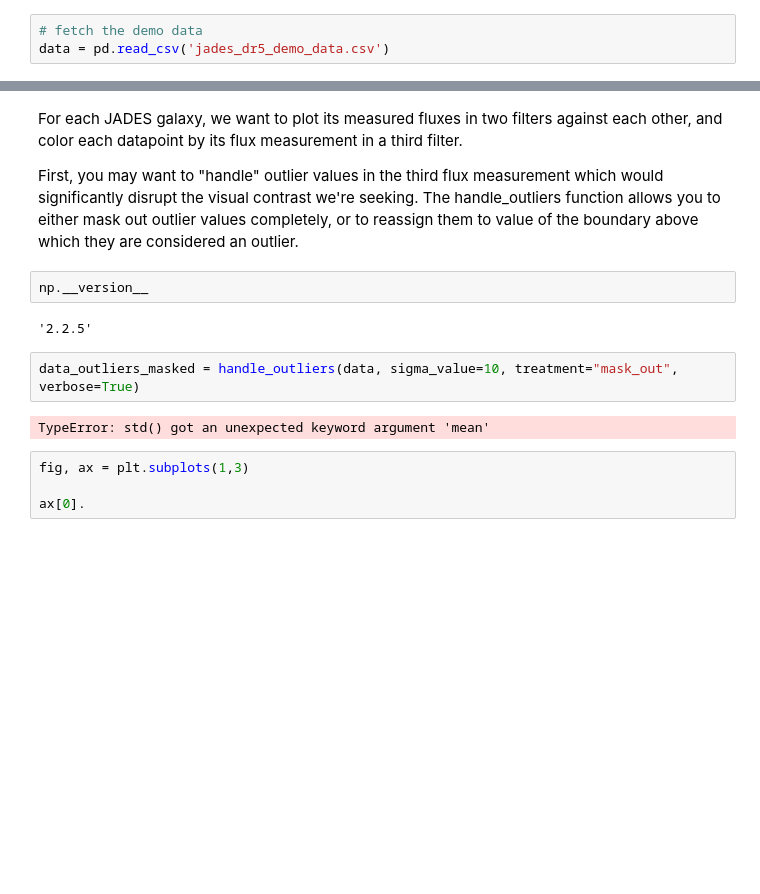
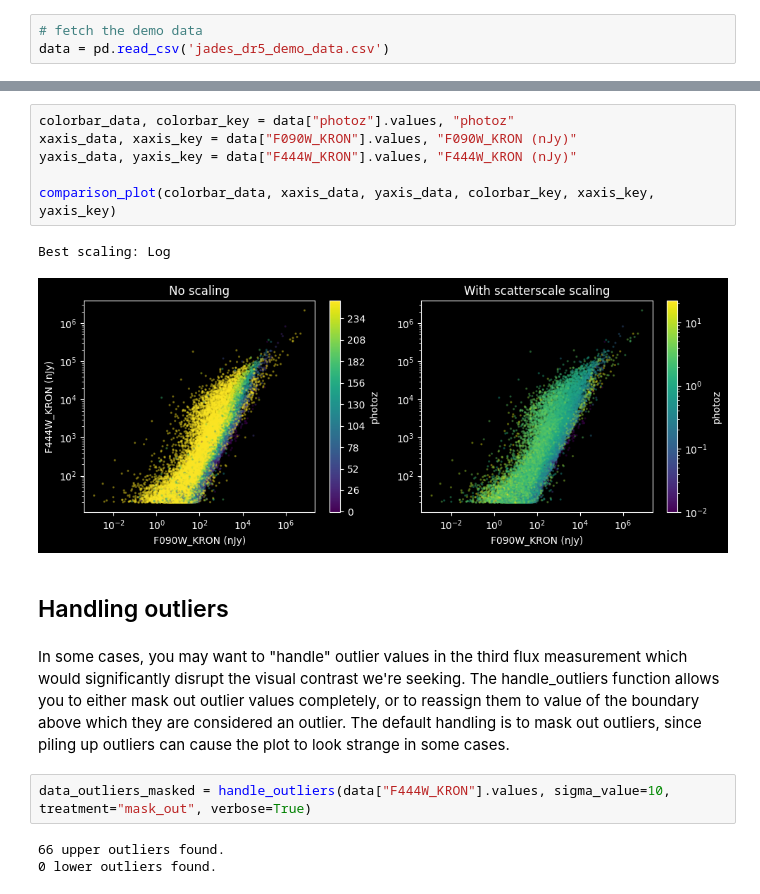
Before and after one commit to juliana-karp/scatterscale, a Jupyter notebook: docs/tutorials/full_demo.ipynb, the cells around one changed output, grey strips where cells are left out. Cells and saved outputs as stored; diff of their text form; blank space fills up the shorter version.

```diff
--- a/docs/tutorials/full_demo.ipynb
+++ b/docs/tutorials/full_demo.ipynb
@@ -20,16 +101,18 @@ data = pd.read_csv('jades_dr5_demo_data.csv')
+# %%
+colorbar_data, colorbar_key = data["photoz"].values, "photoz"
+xaxis_data, xaxis_key = data["F090W_KRON"].values, "F090W_KRON (nJy)"
+yaxis_data, yaxis_key = data["F444W_KRON"].values, "F444W_KRON (nJy)"
+
+comparison_plot(colorbar_data, xaxis_data, yaxis_data, colorbar_key, xaxis_key, yaxis_key)
+# %% [output]
+Best scaling: Log
+[figure, added]
+# %% [markdown]
+## Handling outliers
 # %% [markdown]
-For each JADES galaxy, we want to plot its measured fluxes in two filters against each other, and color each datapoint by its flux measurement in a third filter.
-
-First, you may want to "handle" outlier values in the third flux measurement which would significantly disrupt the visual contrast we're seeking. The handle_outliers function allows you to either mask out outlier values completely, or to reassign them to value of the boundary above which they are considered an outlier.
+In some cases, you may want to "handle" outlier values in the third flux measurement which would significantly disrupt the visual contrast we're seeking. The handle_outliers function allows you to either mask out outlier values completely, or to reassign them to value of the boundary above which they are considered an outlier. The default handling is to mask out outliers, since piling up outliers can cause the plot to look strange in some cases.
-# %%
-np.__version__
-# %% [output]
-'2.2.5'
 # %%
-data_outliers_masked = handle_outliers(data, sigma_value=10, treatment="mask_out", verbose=True)
+data_outliers_masked = handle_outliers(data["F444W_KRON"].values, sigma_value=10, treatment="mask_out", verbose=True)
 # %% [output]
-TypeError: std() got an unexpected keyword argument 'mean'
+66 upper outliers found.
+0 lower outliers found.
-# %%
-fig, ax = plt.subplots(1,3)
-
-ax[0].
```
Also changed, not shown: parts of 7 cells of this notebook, 1 other file.
